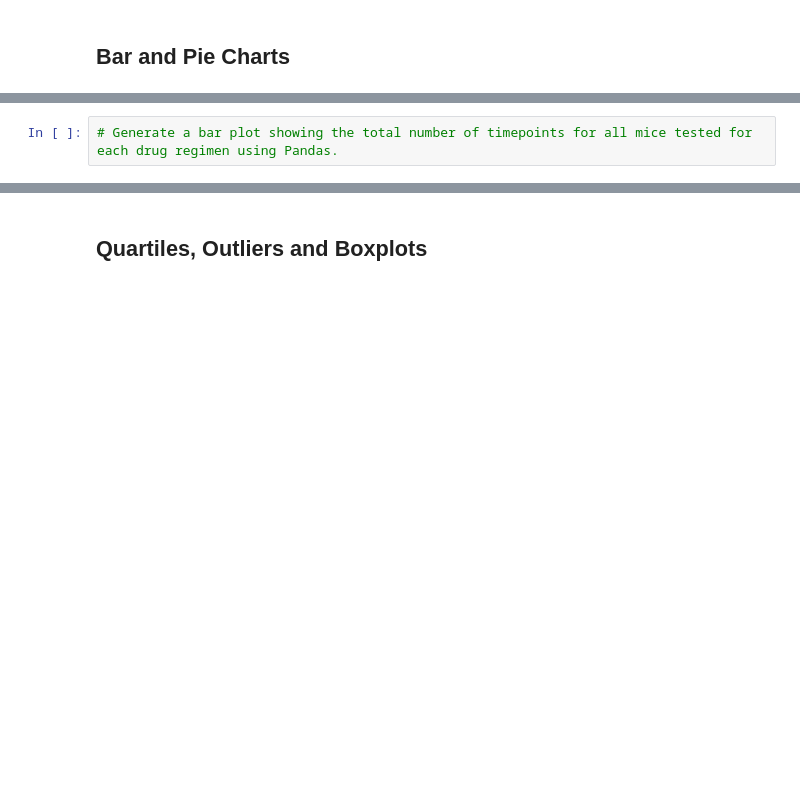
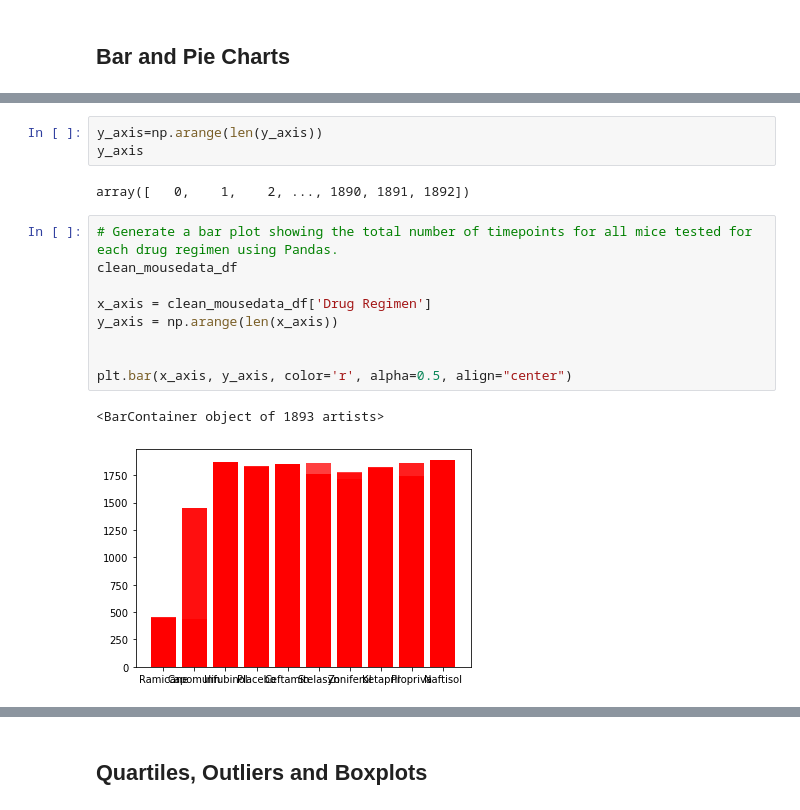
Before and after one commit to chokison79/Matplotlib-challenge, a Jupyter notebook: pymaceuticals_starter.ipynb, the cells around one changed output, grey strips where cells are left out. Drawn from its saved outputs; the diff is of its cells as text; blank space fills up the shorter version.

```diff
--- a/pymaceuticals_starter.ipynb
+++ b/pymaceuticals_starter.ipynb
@@ -230,4 +246,19 @@ The SEM value of the tumor volume is 0.20443585034961514
+# %%
+y_axis=np.arange(len(y_axis))
+y_axis
+# %% [output]
+array([   0,    1,    2, ..., 1890, 1891, 1892])
 # %%
 # Generate a bar plot showing the total number of timepoints for all mice tested for each drug regimen using Pandas.
+clean_mousedata_df
+
+x_axis = clean_mousedata_df['Drug Regimen']
+y_axis = np.arange(len(x_axis))
+
+
+plt.bar(x_axis, y_axis, color='r', alpha=0.5, align="center")
+# %% [output]
+<BarContainer object of 1893 artists>
+[figure, added]
 # %%
 # Generate a bar plot showing the total number of timepoints for all mice tested for each drug regimen using pyplot.
```
Also changed, not shown: parts of 9 cells of this notebook.
